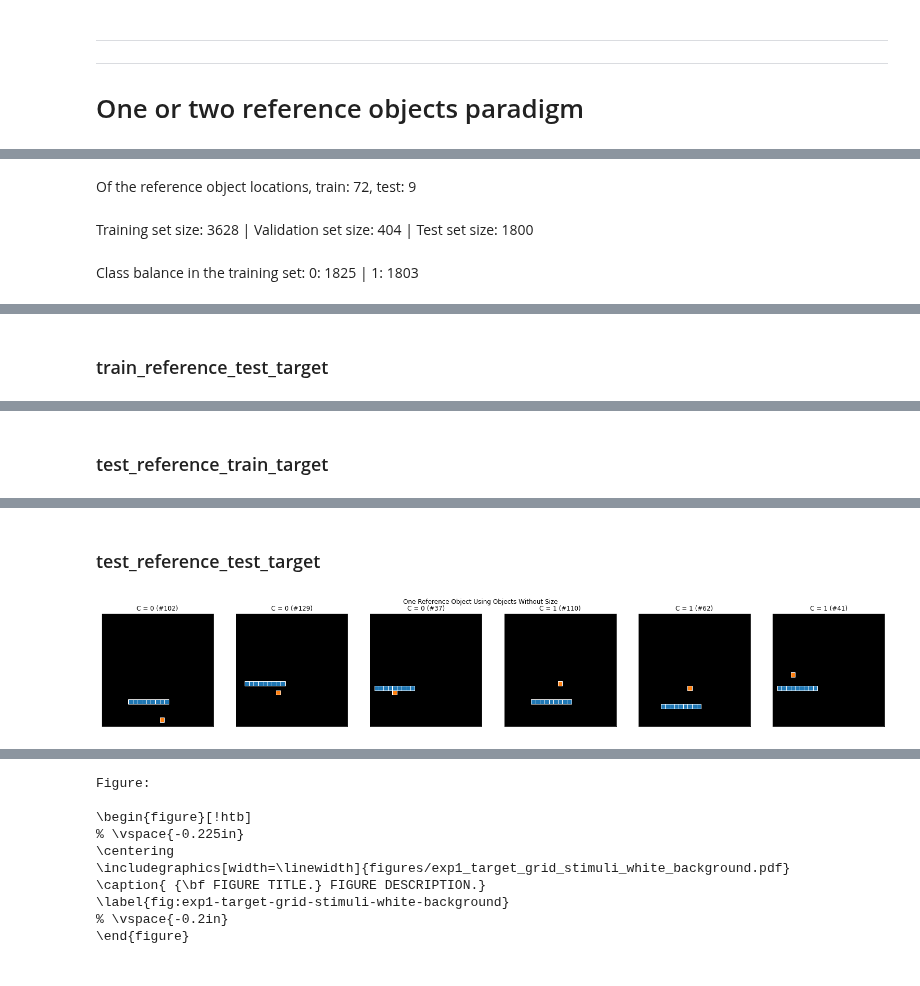
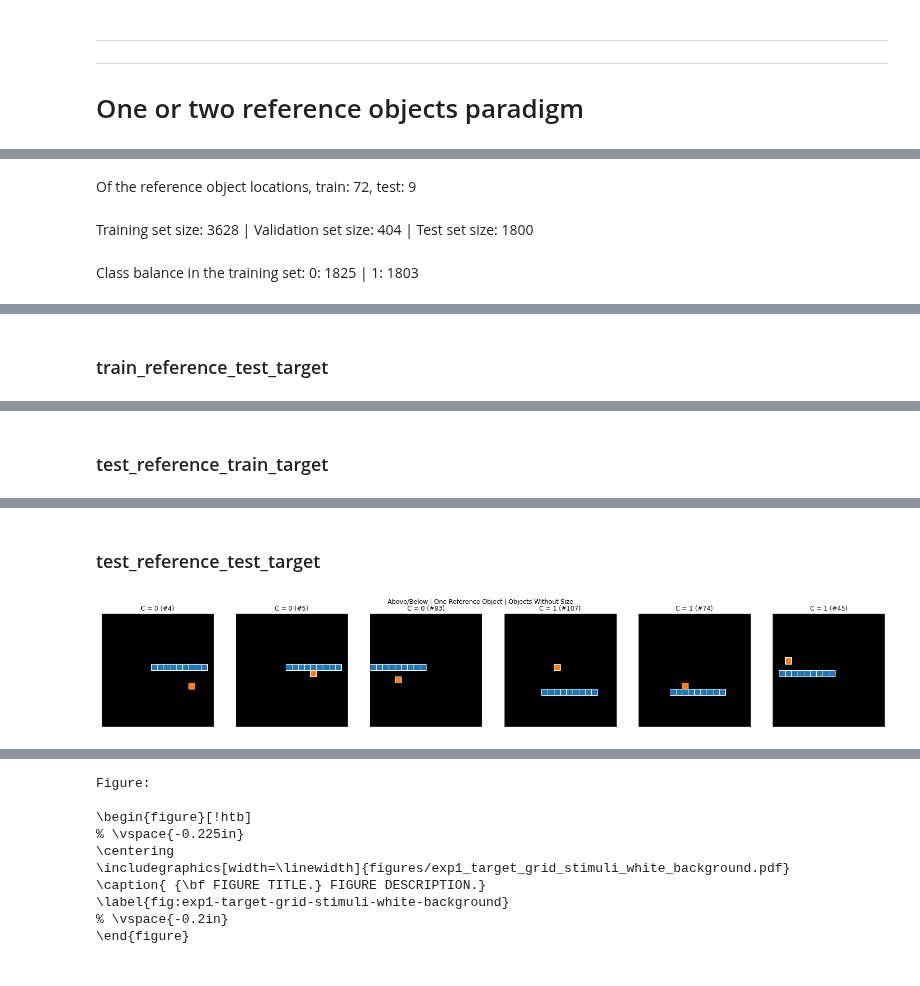
Before and after one commit to guydav/simple-relational-reasoning, a Jupyter notebook: notebooks/QuinnObjectVisualizations.ipynb, the cells around one changed output, grey strips where cells are left out. Saved outputs shown, nothing was run; the diff lists cells and outputs as text; code cells hidden in the pictures.

Commit message:
First pass at code cleanup + diagonal reference objects

```diff
--- a/notebooks/QuinnObjectVisualizations.ipynb
+++ b/notebooks/QuinnObjectVisualizations.ipynb
@@ -324,6 +229,0 @@ Consider using one of the following signatures instead:
-# %%
-dataset = list(DATASETS.values())[0]
-train = dataset.get_training_dataset()
-train_copy = copy.deepcopy(train)
-train.subsample(dataset.rng, total=2048)
-print(len(train), len(train_copy))
@@ -332,8 +230,3 @@ print(len(train), len(train_copy))
-# %%
-for i in range(len(train)):
-    item, label = train[i]
-    original_idx = torch.all(torch.all(item == train_copy.objects, dim=-1), dim=-1).to(torch.int).argmax()
-    assert(label == train_copy.labels[original_idx])
 # %% [markdown]
 -----
 
@@ -386,7 +271,6 @@ ONE_OR_TWO_QUINN_FAUX_GENERATORS = {
 # %%
 REFERENCE_OBJECT_SIZE = 9
 TARGET_OBJECT_SIZE = 1
-ADD_NEITHER = False
 X_MAX = 18
 Y_MAX = 18
 SEED = 33
@@ -397,48 +281,55 @@ SUBSAMPLE = None
 
 indices = {}
 
-ONE_OR_TWO_DATASETS = {}
+ONE_OR_TWO_DATASETS = defaultdict(dict)
 
 
-for generator_class in (ObjectGeneratorWithoutSize, ObjectGeneratorWithSize):
+for between_relation in (False, True):
     for two_reference_objects in (False, True):
-        title = f'{two_reference_objects and "Two reference objects" or "One reference object"} using {NAMES[generator_class]}'
-        display(Markdown(f'## {title}'))
-        gen = generator_class(SEED, REFERENCE_OBJECT_SIZE, TARGET_OBJECT_SIZE)
-        dataset = OneOrTwoReferenceObjects(gen, X_MAX, Y_MAX + int(two_reference_objects), SEED, two_reference_objects=two_reference_objects,
-                                           between_relation=two_reference_objects,
-                                           prop_train_reference_object_locations=PROP_TRAIN_REF_LOCATIONS,
-                                           prop_train_target_object_locations=PROP_TRAIN_TARGET_LOCATIONS,
-                                           add_neither_train=ADD_NEITHER, add_neither_test=ADD_NEITHER,
-                                           subsample_train_size=SUBSAMPLE)
+        if between_relation and not two_reference_objects:
+            continue
 
-        ONE_OR_TWO_DATASETS[generator_class, two_reference_objects] = dataset
+        for generator_class in (ObjectGeneratorWithoutSize, ObjectGeneratorWithSize):
+            title = f'{"Between" if between_relation else "Above/below"} | {"two reference objects" if two_reference_objects else "one reference object"} | {NAMES[generator_class]}'
+            display(Markdown(f'## {title}'))
+            gen = generator_class(SEED, REFERENCE_OBJECT_SIZE, TARGET_OBJECT_SIZE)
+            dataset = CombinedQuinnDatasetGenerator(gen, X_MAX, Y_MAX + int(two_reference_objects), SEED,
+                two_reference_objects=two_reference_objects,
+                between_relation=between_relation,
+                prop_train_reference_object_locations=PROP_TRAIN_REF_LOCATIONS,
+                prop_train_target_object_locations=PROP_TRAIN_TARGET_LOCATIONS,
+                # add_neither_train=ADD_NEITHER, add_neither_test=ADD_NEITHER,
+                subsample_train_size=SUBSAMPLE)
 
-        train = dataset.get_training_dataset()
-        label_arr = np.array(train.labels)
-        unique_labels, unique_counts = np.unique(label_arr, return_counts=True)
-#         print(len(train), unique_labels, unique_counts)
+            ONE_OR_TWO_DATASETS[between_relation, two_reference_objects][generator_class] = dataset
 
-        test_datasets = dataset.get_test_datasets()
-#         print([(key, len(test_datasets[key])) for key in test_datasets])
+            train = dataset.get_training_dataset()
+            label_arr = np.array(train.labels)
+            unique_labels, unique_counts = np.unique(label_arr, return_counts=True)
+        #     print(len(train), unique_labels, unique_counts)
 
-        display(Markdown(f'Of the reference object locations, train: {len(dataset.train_reference_object_locations)}, test: {len(dataset.test_reference_object_locations)} '))
+            test_datasets = dataset.get_test_datasets()
+        #     print([(key, len(test_datasets[key])) for key in test_datasets])
 
-        total_test_size = sum([len(test_datasets[key]) for key in test_datasets])
-        display(Markdown(f'Training set size: {len(train)} | Validation set size: {len(dataset.get_validation_dataset().labels)} | Test set size: {total_test_size}'))
+            display(Markdown(f'Of the reference object locations, train: {len(dataset.train_reference_object_locations)}, test: {len(dataset.test_reference_object_locations)} '))
 
-        class_sizes = ' | '.join([f'{unique_labels[i]}: {unique_counts[i]}' for i in range(len(unique_labels))])
-        display(Markdown(f'Class balance in the training set: {class_sizes}'))
-        train_indices = {}
-        plot_single_dataset(train, train_indices, faux_generators=ONE_OR_TWO_QUINN_FAUX_GENERATORS[two_reference_objects])
+            total_test_size = sum([len(test_datasets[key]) for key in test_datasets])
+            display(Markdown(f'Training set size: {len(train)} | Validation set size: {len(dataset.get_validation_dataset().labels)} | Test set size: {total_test_size}'))
 
-        for test_set_name, test_set in test_datasets.items():
-            display(Markdown(f'### {test_set_name}'))
-            test_indices = {}
-            plot_single_dataset(test_set, test_indices, faux_generators=ONE_OR_TWO_QUINN_FAUX_GENERATORS[two_reference_objects])
+            class_sizes = ' | '.join([f'{unique_labels[i]}: {unique_counts[i]}' for i in range(len(unique_labels))])
+            display(Markdown(f'Class balance in the training set: {class_sizes}'))
+            train_indices = {}
+            faux_generators = ONE_OR_TWO_QUINN_FAUX_GENERATORS[(between_relation, two_reference_objects)]
 
-    train_indices = {}
+            plot_single_dataset(train, train_indices, faux_generators=faux_generators)
 
-    display(Markdown('-----'))
-    display(Markdown('-----'))
+            for test_set_name, test_set in test_datasets.items():
+                display(Markdown(f'### {test_set_name}'))
+                test_indices = {}
+                plot_single_dataset(test_set, test_indices, faux_generators=faux_generators)
+
+            train_indices = {}
+
+            display(Markdown('-----'))
+            display(Markdown('-----'))
 # %% [output]
@@ -454,2 +345,2 @@ Class balance in the training set: 0: 1825 | 1: 1803
 ### test_reference_test_target
-[figure, old version]
+[figure, new version]
```
Also changed, not shown: parts of 12 cells of this notebook, 4 other files.
